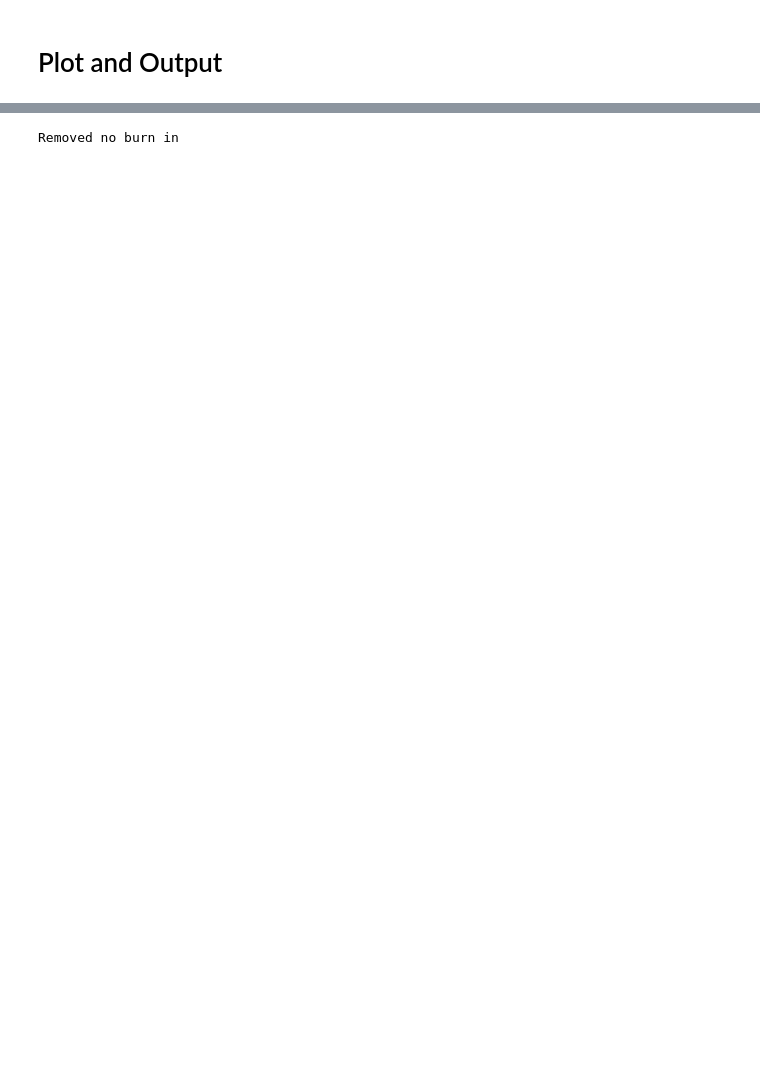
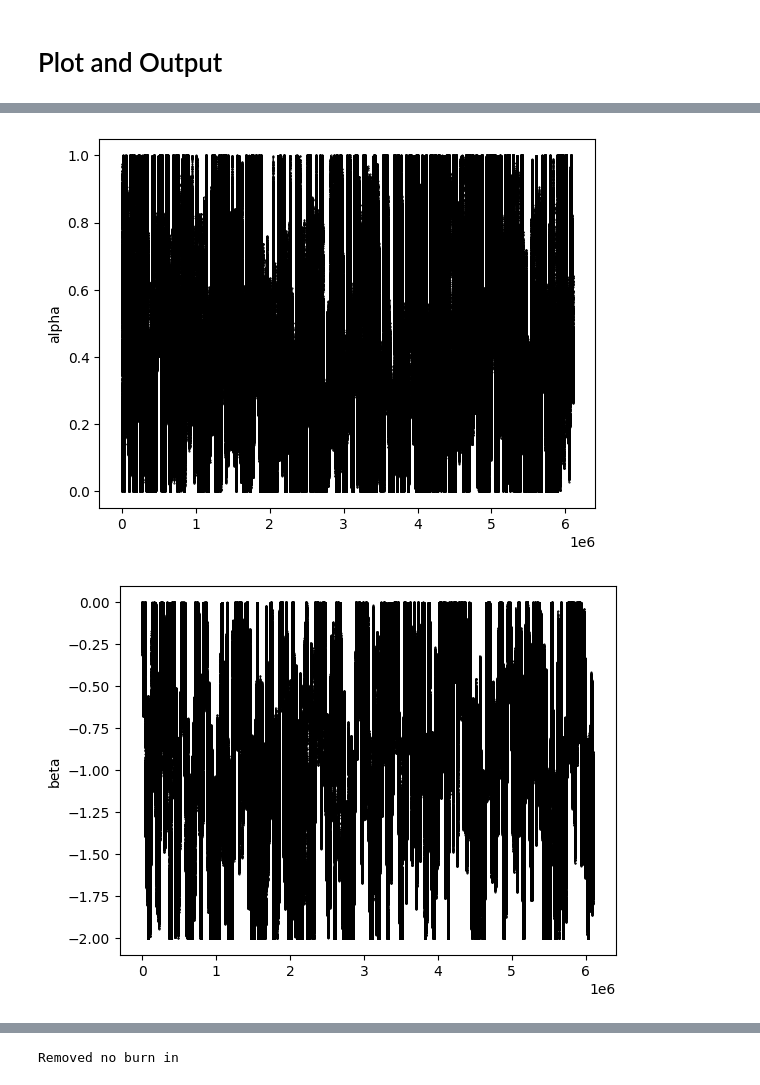
Before and after one commit to yahyaMohamadi/Dark-Energy-and-local-limit-of-NLG, a Jupyter notebook: MCMC.ipynb, the cells around one changed output, grey strips where cells are left out. Cells and saved outputs as stored; diff of their text form; code cells hidden in the pictures; blank space fills up the shorter version.

```diff
--- a/MCMC.ipynb
+++ b/MCMC.ipynb
@@ -400,0 +444,6 @@ chain_visual(chain_BAO[4000000:4040000],
+# %%
+chain_visual(chain_BAO,
+                chi2_BAO)
+# %% [output]
+[figure, added]
+[figure, added]
```
Also changed, not shown: parts of 31 cells of this notebook.
